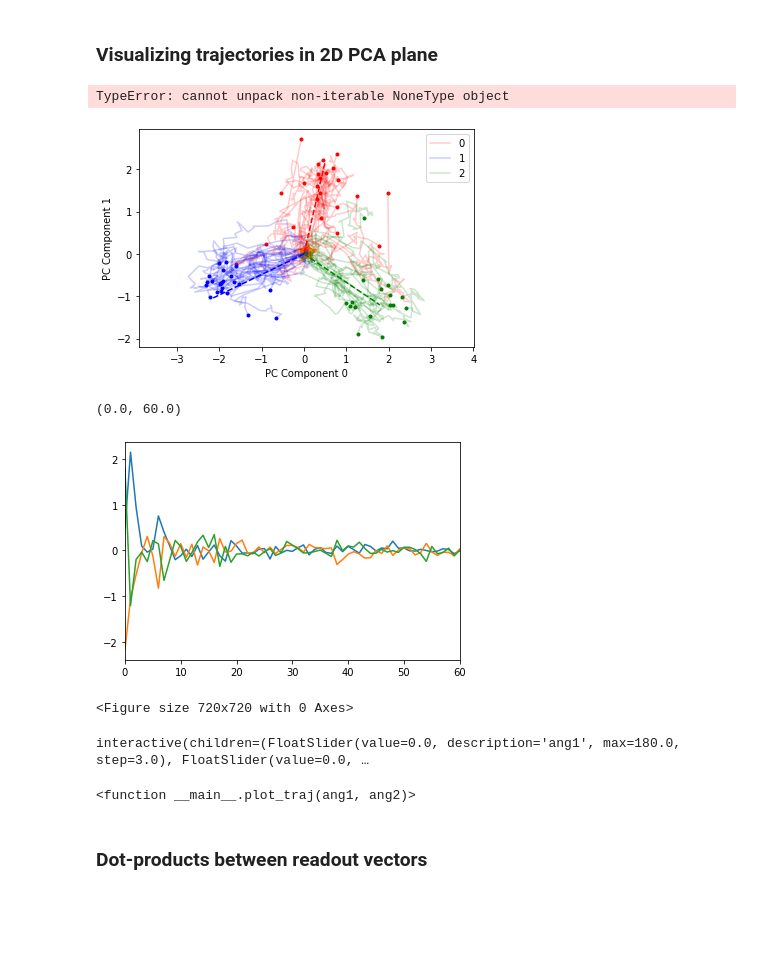
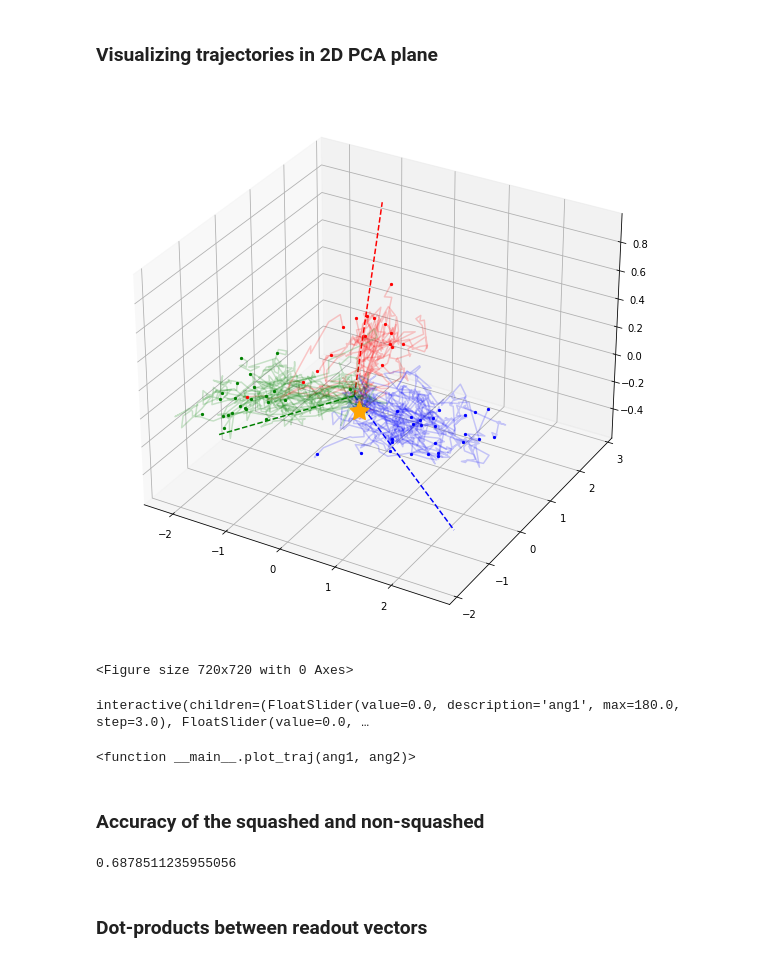
Before and after one commit to ramasesh/rnn_dynamics, a Jupyter notebook: Multi-class systems analysis.ipynb, the cells around one changed output. Cells and saved outputs as stored; diff of their text form; code cells hidden in the pictures; blank space fills up the shorter version.

```diff
--- a/Multi-class systems analysis.ipynb
+++ b/Multi-class systems analysis.ipynb
@@ -116,17 +124,10 @@ readout_vectors['transformed'] = PCA_objects['visited'].transform_no_mean(readou
 # %%
 fig, ax = au.plot_states(visited_by_value['transformed'],
             readout_vectors['transformed'],
             initial_state_vector['transformed'],
-            pc_dimensions=[0,1])
+            pc_dimensions=[0,1,2])
 # %% [output]
-TypeError: cannot unpack non-iterable NoneType object
-[figure, old version]
+[figure, new version]
-# %%
-plt.plot(readout_vectors['transformed'].T)
-plt.xlim(0,60)
-# %% [output]
-(0.0, 60.0)
-[figure, removed]
 # %%
 plt.figure(figsize=(10,10))
 
@@ -144,3 +145,5 @@ interact(plot_traj, ang1=widgets.FloatSlider(value=0, min=0, max=180, step=3),
 <Figure size 720x720 with 0 Axes>
 interactive(children=(FloatSlider(value=0.0, description='ang1', max=180.0, step=3.0), FloatSlider(value=0.0, …
 <function __main__.plot_traj(ang1, ang2)>
+# %% [markdown]
+### Accuracy of the squashed and non-squashed
@@ -147,3 +162,7 @@ interactive(children=(FloatSlider(value=0.0, description='ang1', max=180.0, step
+# %%
+test_acc.avg
+# %% [output]
+0.6878511235955056
 # %% [markdown]
 ### Dot-products between readout vectors
 # %%
```
Also changed, not shown: parts of 37 cells of this notebook, 1 other file.
